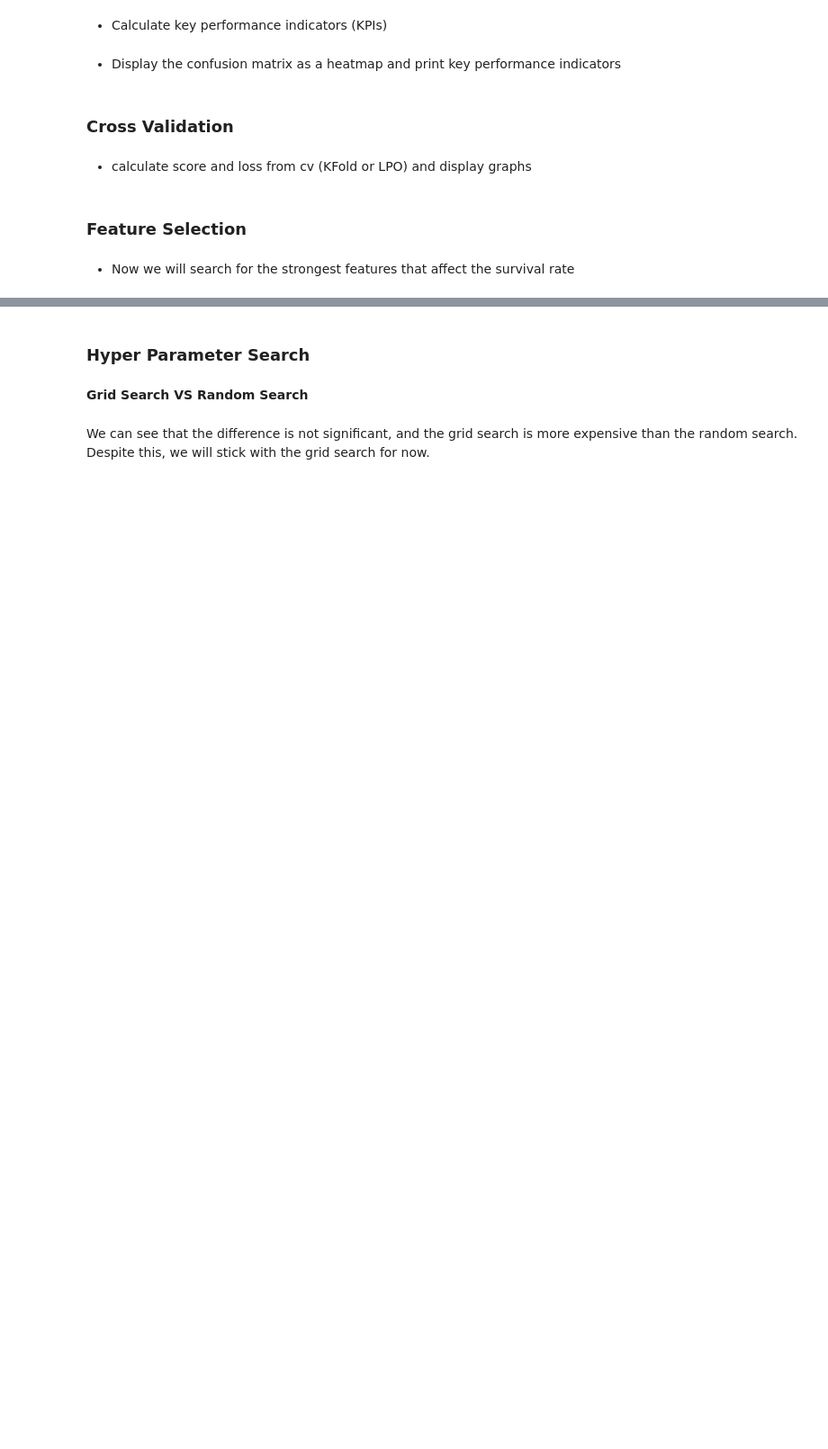
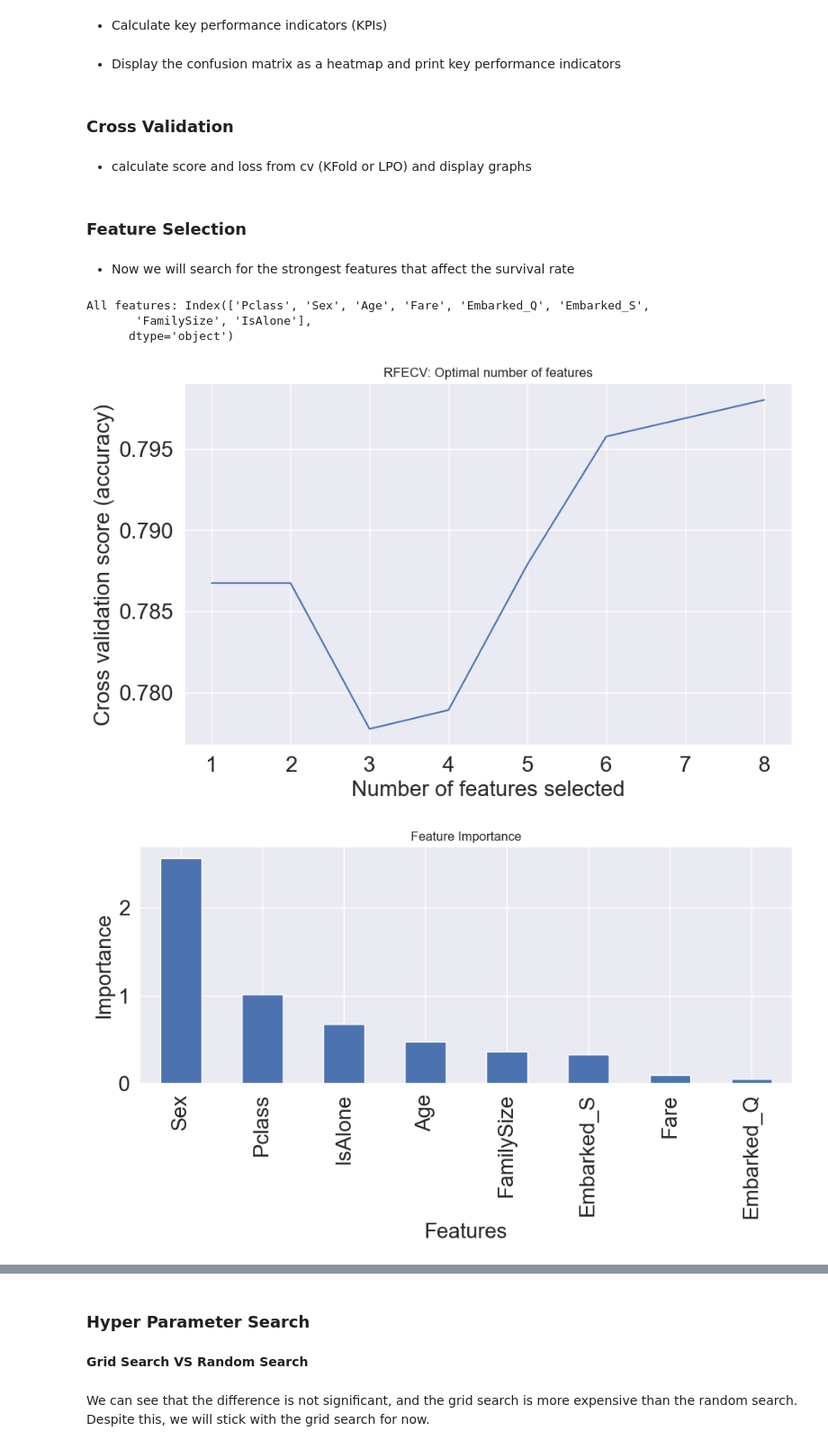
Before and after one commit to yayaya142/Titanic---ML-from-Disaster, a Jupyter notebook: src/titanic.ipynb, the cells around one changed output, grey strips where cells are left out. Shown at 90% size. Cells and saved outputs as stored; diff of their text form; code cells hidden in the pictures; blank space fills up the shorter version.

```diff
--- a/src/titanic.ipynb
+++ b/src/titanic.ipynb
@@ -614,0 +776,26 @@ best_features = feature_selec(X, t, num_of_fetures)
+# %%
+# Print all the features
+print("All features:", X.columns)
+
+# Perform feature selection
+best_features, feature_importance = perform_feature_selection(X, t)
+
+print("Selected features:", best_features)
+print("\nFeature importance:")
+print(feature_importance)
+
+# Update X with selected features
+X_selected_features = X[best_features]
+print("X Shape: ", X.shape)
+print("X Selected Shape: ", X_selected_features.shape)
+
+# Optional select features by amount
+n_features_to_select = 7
+selected_features = feature_selec(X, t, n_features_to_select)
+X_selected_features = X[selected_features]
+# %% [output]
+All features: Index(['Pclass', 'Sex', 'Age', 'Fare', 'Embarked_Q', 'Embarked_S',
+       'FamilySize', 'IsAlone'],
+      dtype='object')
+[figure, added]
+[figure, added]
```
Also changed, not shown: parts of 34 cells of this notebook.
